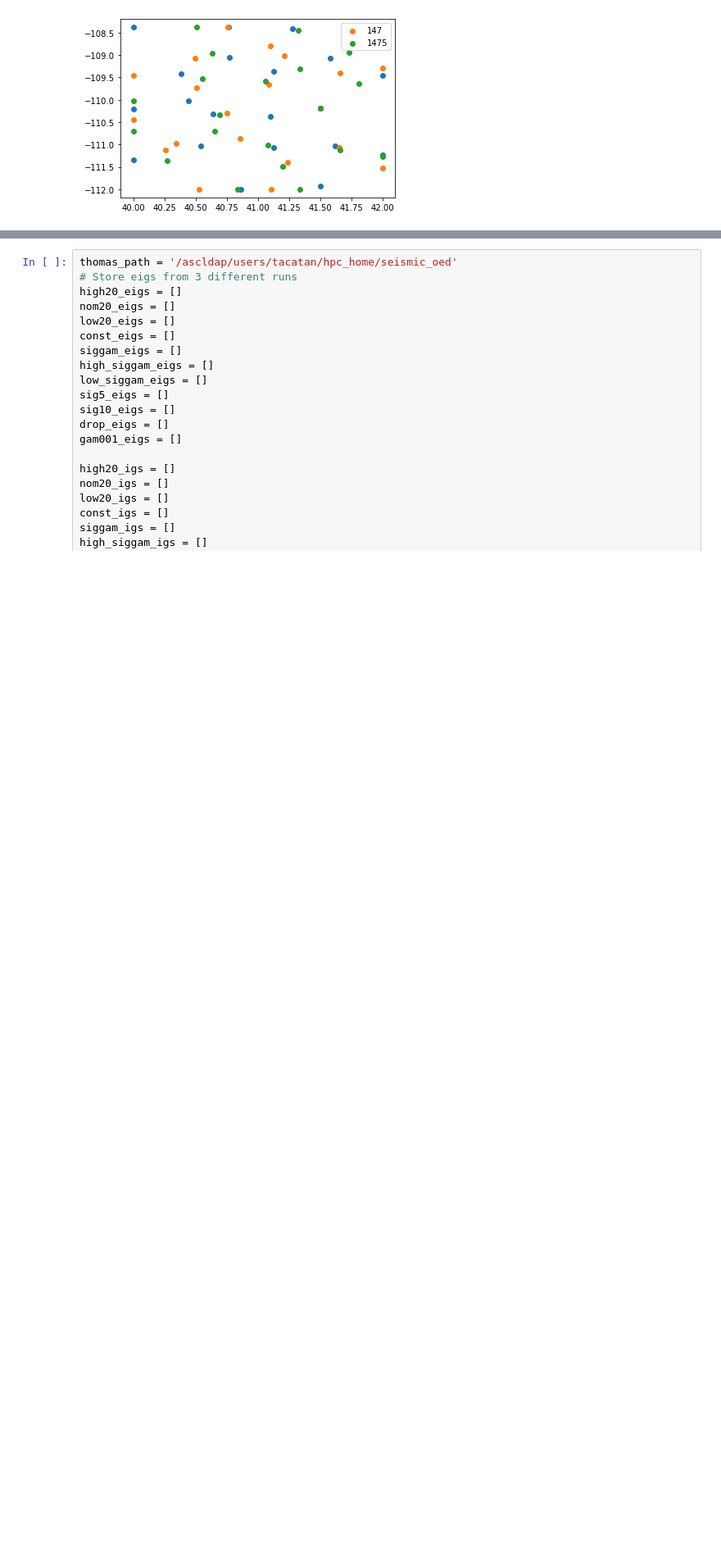
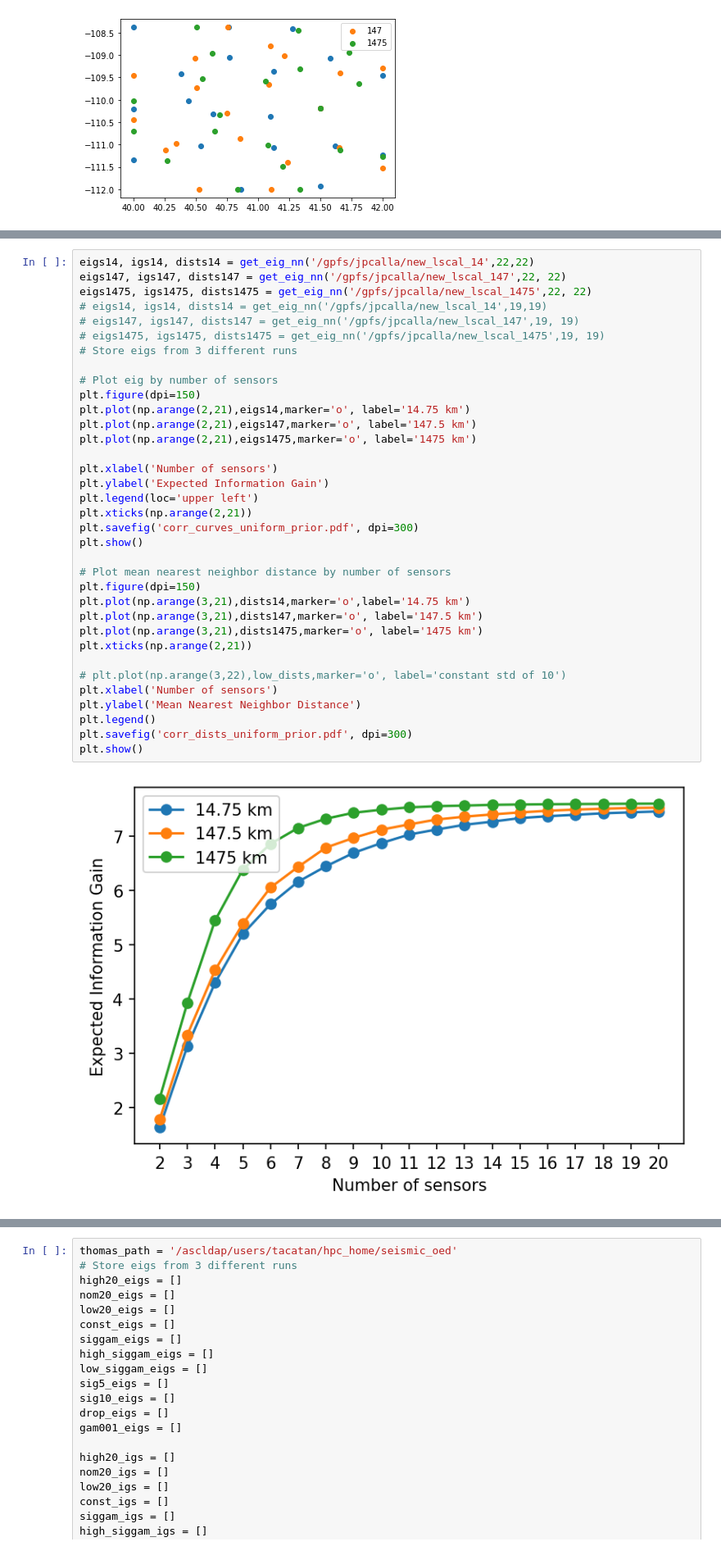
Before and after one commit to sandialabs/seismic_boed, a Jupyter notebook: fidelity_vis.ipynb, the cells around one changed output, grey strips where cells are left out. Shown at 82% size. Drawn from its saved outputs; the diff is of its cells as text; blank space fills up the shorter version.

```diff
--- a/fidelity_vis.ipynb
+++ b/fidelity_vis.ipynb
@@ -642,0 +705,37 @@ plt.show()
+# %%
+eigs14, igs14, dists14 = get_eig_nn('/gpfs/jpcalla/new_lscal_14',22,22)
+eigs147, igs147, dists147 = get_eig_nn('/gpfs/jpcalla/new_lscal_147',22, 22)
+eigs1475, igs1475, dists1475 = get_eig_nn('/gpfs/jpcalla/new_lscal_1475',22, 22)
+# eigs14, igs14, dists14 = get_eig_nn('/gpfs/jpcalla/new_lscal_14',19,19)
+# eigs147, igs147, dists147 = get_eig_nn('/gpfs/jpcalla/new_lscal_147',19, 19)
+# eigs1475, igs1475, dists1475 = get_eig_nn('/gpfs/jpcalla/new_lscal_1475',19, 19)
+# Store eigs from 3 different runs
+
+# Plot eig by number of sensors
+plt.figure(dpi=150)
+plt.plot(np.arange(2,21),eigs14,marker='o', label='14.75 km')
+plt.plot(np.arange(2,21),eigs147,marker='o', label='147.5 km')
+plt.plot(np.arange(2,21),eigs1475,marker='o', label='1475 km')
+
+plt.xlabel('Number of sensors')
+plt.ylabel('Expected Information Gain')
+plt.legend(loc='upper left')
+plt.xticks(np.arange(2,21))
+plt.savefig('corr_curves_uniform_prior.pdf', dpi=300)
+plt.show()
+
+# Plot mean nearest neighbor distance by number of sensors
+plt.figure(dpi=150)
+plt.plot(np.arange(3,21),dists14,marker='o',label='14.75 km')
+plt.plot(np.arange(3,21),dists147,marker='o', label='147.5 km')
+plt.plot(np.arange(3,21),dists1475,marker='o', label='1475 km')
+plt.xticks(np.arange(2,21))
+
+# plt.plot(np.arange(3,22),low_dists,marker='o', label='constant std of 10')
+plt.xlabel('Number of sensors')
+plt.ylabel('Mean Nearest Neighbor Distance')
+plt.legend()
+plt.savefig('corr_dists_uniform_prior.pdf', dpi=300)
+plt.show()
+# %% [output]
+[figure, added]
```
Also changed, not shown: parts of 16 cells of this notebook, 8 other files.
